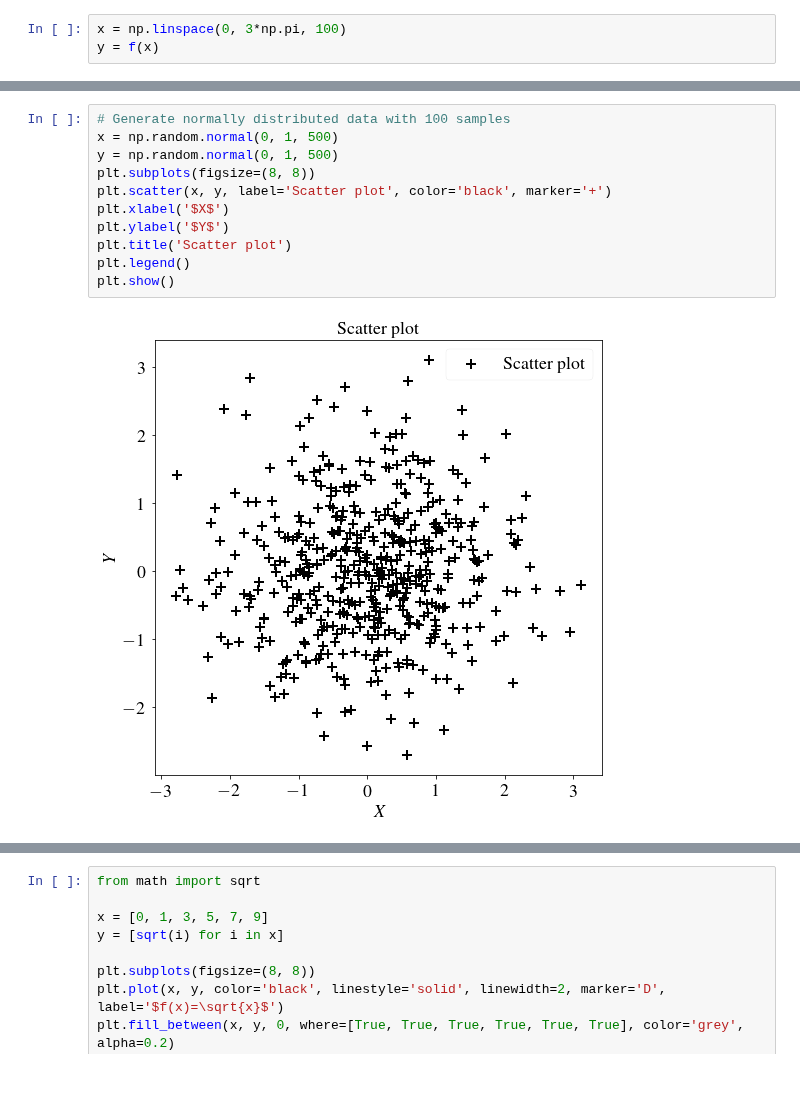
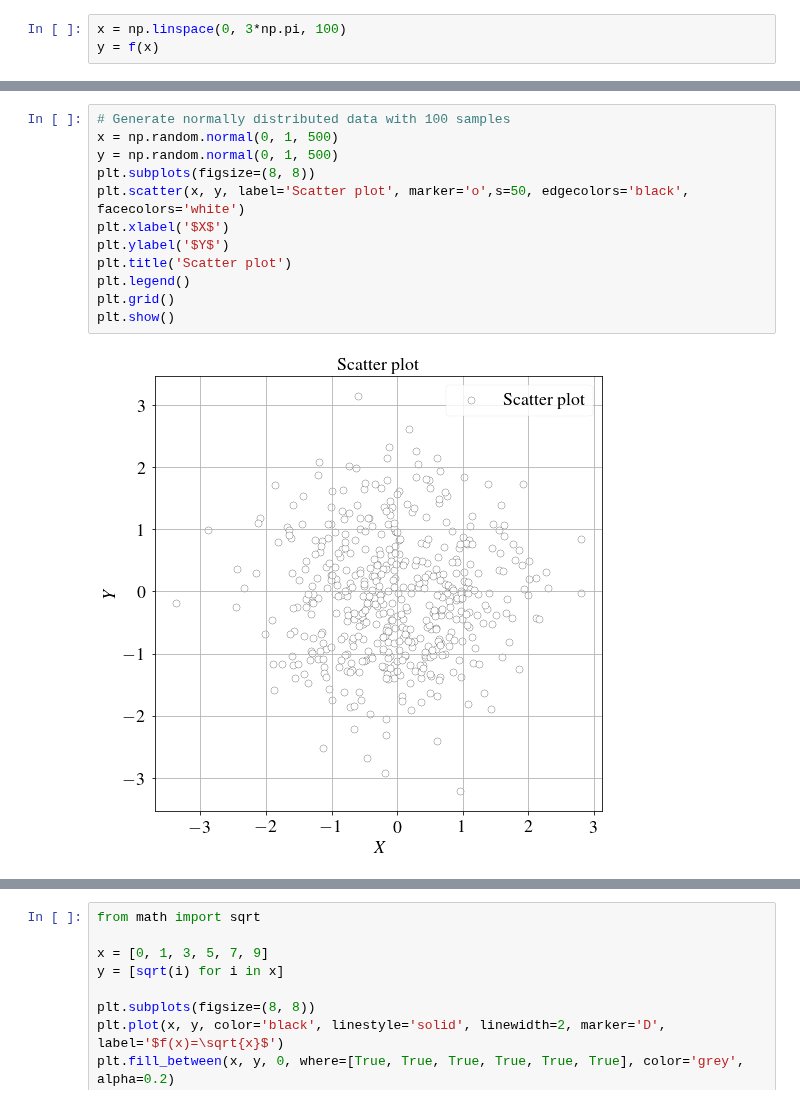
Before and after one commit to qlinhta/my-notes, a Jupyter notebook: teaching/MatplotlibOxford.ipynb, the cells around one changed output, grey strips where cells are left out. Saved outputs shown, nothing was run; the diff lists cells and outputs as text.

```diff
--- a/teaching/MatplotlibOxford.ipynb
+++ b/teaching/MatplotlibOxford.ipynb
@@ -40,16 +40,17 @@ plt.show()
 # %%
 # Generate normally distributed data with 100 samples
 x = np.random.normal(0, 1, 500)
 y = np.random.normal(0, 1, 500)
 plt.subplots(figsize=(8, 8))
-plt.scatter(x, y, label='Scatter plot', color='black', marker='+')
+plt.scatter(x, y, label='Scatter plot', marker='o',s=50, edgecolors='black', facecolors='white')
 plt.xlabel('$X$')
 plt.ylabel('$Y$')
 plt.title('Scatter plot')
 plt.legend()
+plt.grid()
 plt.show()
 # %% [output]
-[figure, old version]
+[figure, new version]
 # %%
 # Example of a histogram
 x = np.random.normal(0, 1, 1000)
```
Also changed, not shown: parts of 8 cells of this notebook, 6 other files.
